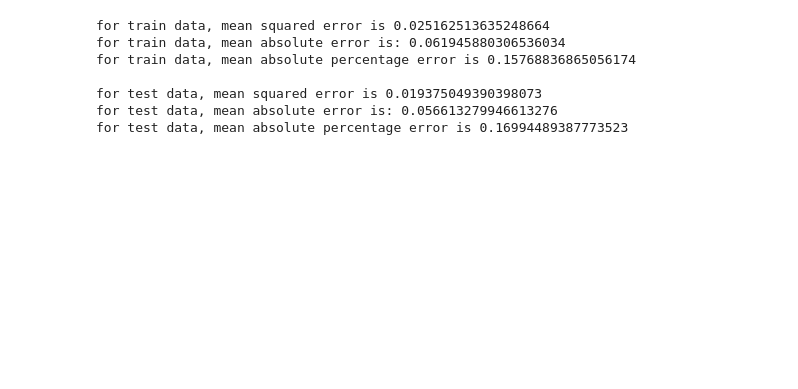
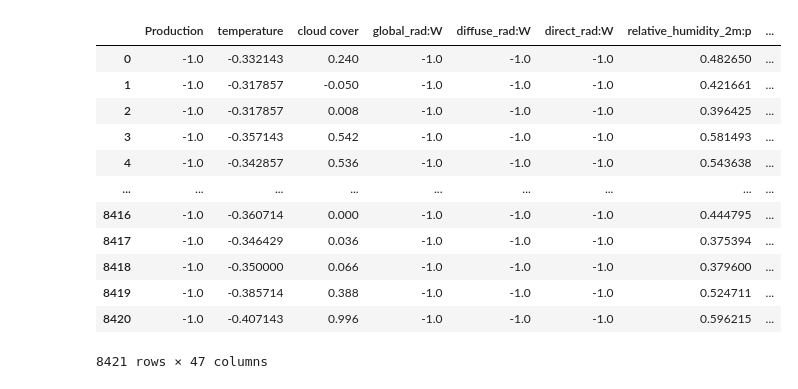
Before and after one commit to xalil8/solar_time_series_forecast, a Jupyter notebook: losso_ridge.ipynb, the cells around one changed output. Saved outputs shown, nothing was run; the diff lists cells and outputs as text; code cells hidden in the pictures; blank space fills up the shorter version.

```diff
--- a/losso_ridge.ipynb
+++ b/losso_ridge.ipynb
@@ -78,6 +63,22 @@ normalized
 target = normalized.loc[normalized.year_2021 == 1]
 target = target.drop(["year_2020","year_2022","year_2021"],axis=1)
 target = target.reset_index(drop=True)
+# %%
+target
+# %% [output]
+|  | Production | temperature | cloud cover | global_rad:W | diffuse_rad:W | direct_rad:W | relative_humidity_2m:p | ... |
+| 0 | -1.0 | -0.332143 | 0.240 | -1.0 | -1.0 | -1.0 | 0.482650 | ... |
+| 1 | -1.0 | -0.317857 | -0.050 | -1.0 | -1.0 | -1.0 | 0.421661 | ... |
+| 2 | -1.0 | -0.317857 | 0.008 | -1.0 | -1.0 | -1.0 | 0.396425 | ... |
+| 3 | -1.0 | -0.357143 | 0.542 | -1.0 | -1.0 | -1.0 | 0.581493 | ... |
+| 4 | -1.0 | -0.342857 | 0.536 | -1.0 | -1.0 | -1.0 | 0.543638 | ... |
+| ... | ... | ... | ... | ... | ... | ... | ... | ... |
+| 8416 | -1.0 | -0.360714 | 0.000 | -1.0 | -1.0 | -1.0 | 0.444795 | ... |
+| 8417 | -1.0 | -0.346429 | 0.036 | -1.0 | -1.0 | -1.0 | 0.375394 | ... |
+| 8418 | -1.0 | -0.350000 | 0.066 | -1.0 | -1.0 | -1.0 | 0.379600 | ... |
+| 8419 | -1.0 | -0.385714 | 0.388 | -1.0 | -1.0 | -1.0 | 0.524711 | ... |
+| 8420 | -1.0 | -0.407143 | 0.996 | -1.0 | -1.0 | -1.0 | 0.596215 | ... |
+8421 rows × 47 columns
 # %%
 """train_one_year = normalized[8712:17133].reset_index(drop=True)
 test_one_week = normalized[17133:17863].reset_index(drop=True)"""
@@ -108,20 +116,3 @@ def metrics(y_train1,y_train_pred1,y_test1,y_test_pred1):
     print("for test data, mean squared error is",mean_squared_error(y_test1, y_test_pred1))
     print("for test data, mean absolute error is:",mean_absolute_error(y_test1, y_test_pred1))
     print("for test data, mean absolute percentage error is",mean_absolute_percentage_error(y_test1, y_test_pred1))
-# %%
-#kneigbor model, give best test result for data
-KN = KNeighborsRegressor()
-KN.fit(x_train, y_train)
-
-KN_train_pred = KN.predict(x_train)
-KN_test_pred = KN.predict(x_test)
-
-metrics(y_train,KN_train_pred,y_test,KN_test_pred)
-# %% [output]
-for train data, mean squared error is 0.025162513635248664
-for train data, mean absolute error is: 0.061945880306536034
-for train data, mean absolute percentage error is 0.15768836865056174
-
-for test data, mean squared error is 0.019375049390398073
-for test data, mean absolute error is: 0.056613279946613276
-for test data, mean absolute percentage error is 0.16994489387773523
```
Also changed, not shown: parts of 13 cells of this notebook.
